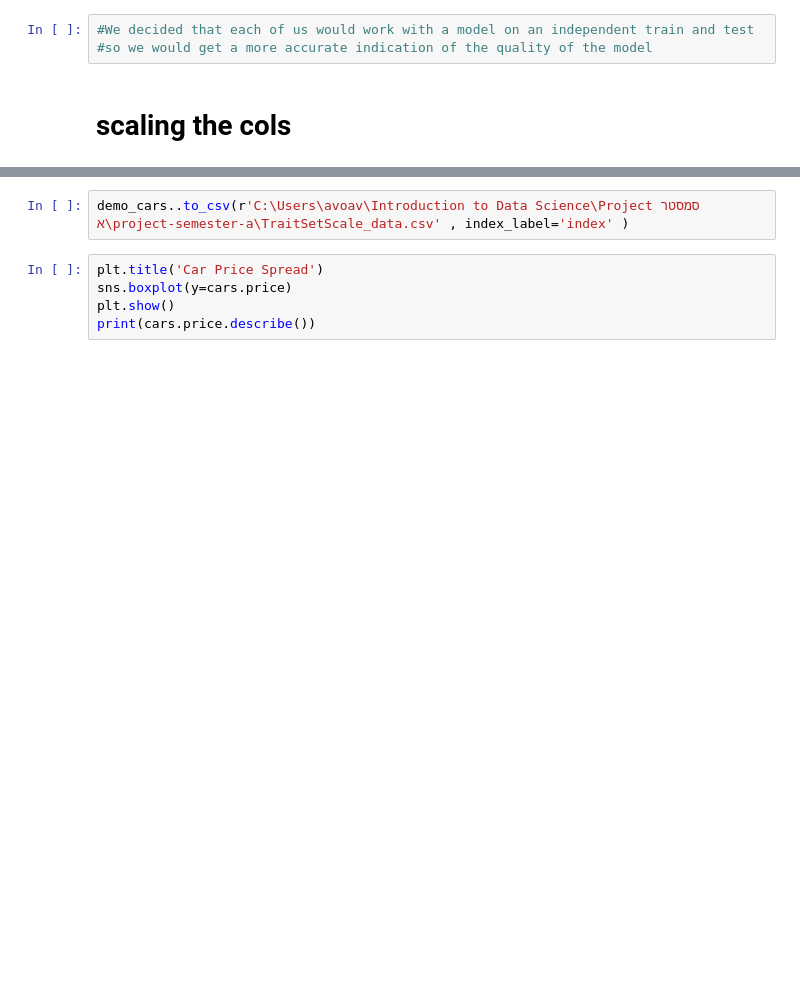
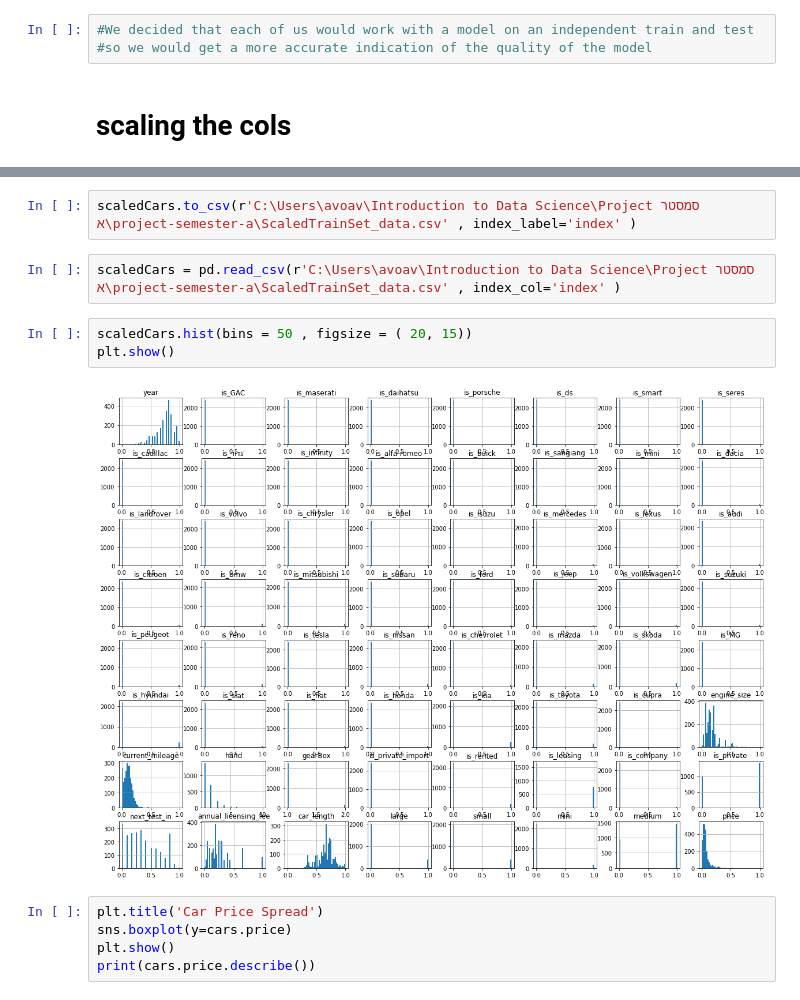
Before and after one commit to OrenAviya/project-semester-a, a Jupyter notebook: splitTrainTest+scaling.ipynb, the cells around one changed output, grey strips where cells are left out. Drawn from its saved outputs; the diff is of its cells as text; blank space fills up the shorter version.

```diff
--- a/splitTrainTest+scaling.ipynb
+++ b/splitTrainTest+scaling.ipynb
@@ -194,5 +234,12 @@ demo_cars
 # %%
-demo_cars..to_csv(r'C:\Users\avoav\Introduction to Data Science\Project סמסטר א\project-semester-a\TraitSetScale_data.csv' , index_label='index' )
+scaledCars.to_csv(r'C:\Users\avoav\Introduction to Data Science\Project סמסטר א\project-semester-a\ScaledTrainSet_data.csv' , index_label='index' )
+# %%
+scaledCars = pd.read_csv(r'C:\Users\avoav\Introduction to Data Science\Project סמסטר א\project-semester-a\ScaledTrainSet_data.csv' , index_col='index' )
+# %%
+scaledCars.hist(bins = 50 , figsize = ( 20, 15))
+plt.show()
+# %% [output]
+[figure, added]
 # %%
 plt.title('Car Price Spread')
 sns.boxplot(y=cars.price)
```
Also changed, not shown: parts of 30 cells of this notebook.
